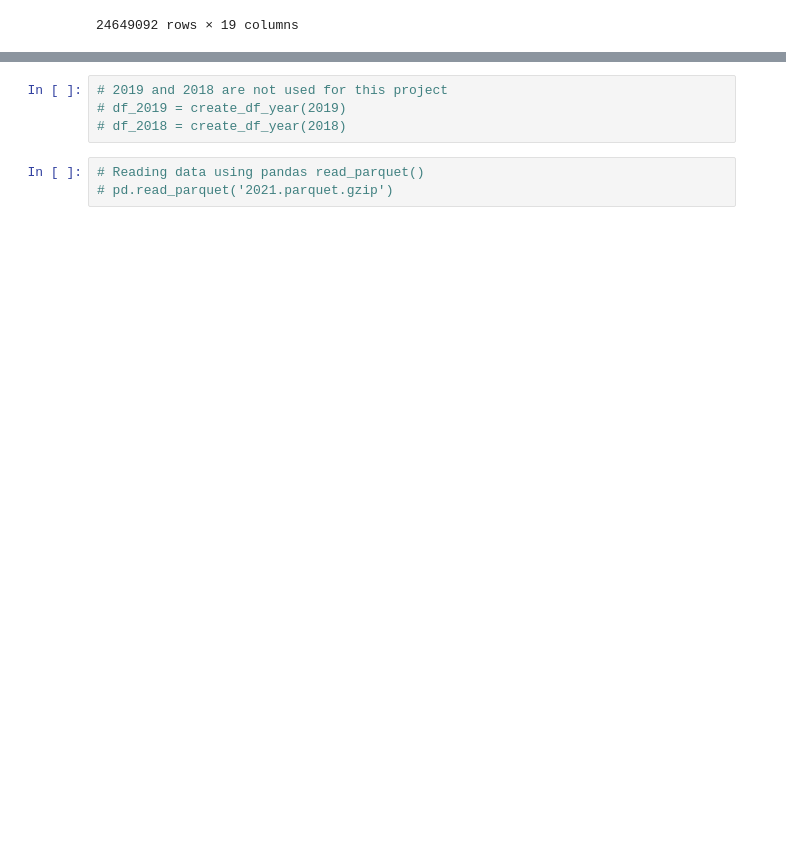
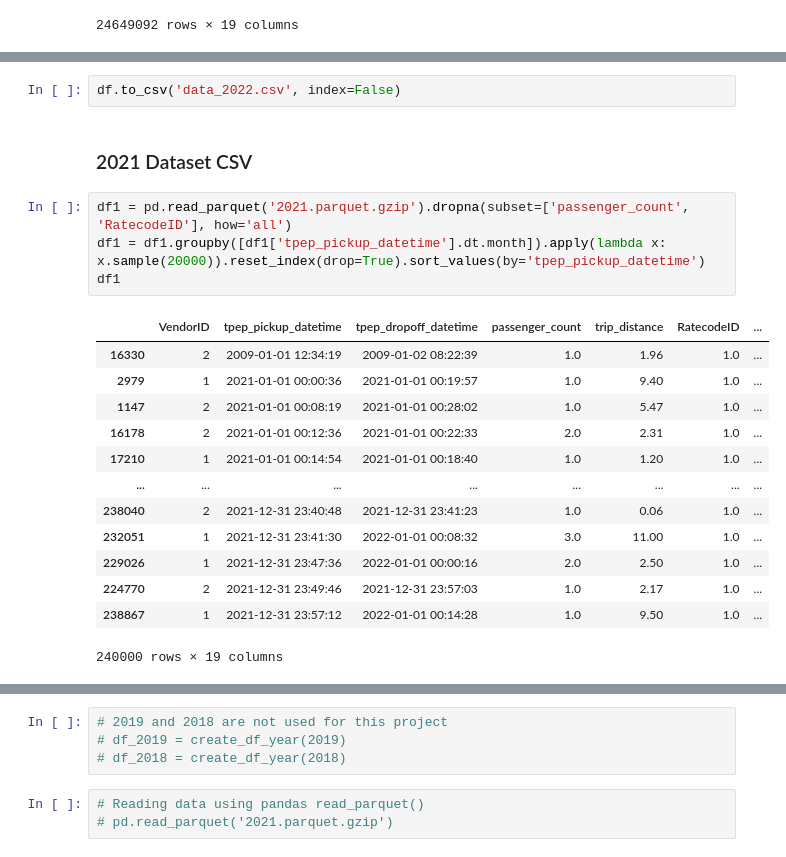
Before and after one commit to aimanamri/yellow-taxi-trips-etl-data-engineering-project, a Jupyter notebook: concat_data.ipynb, the cells around one changed output, grey strips where cells are left out. Saved outputs shown, nothing was run; the diff lists cells and outputs as text; blank space fills up the shorter version.

```diff
--- a/concat_data.ipynb
+++ b/concat_data.ipynb
@@ -70,0 +144,22 @@ df_2020
+# %%
+df.to_csv('data_2022.csv', index=False)
+# %% [markdown]
+### 2021 Dataset CSV
+# %%
+df1 = pd.read_parquet('2021.parquet.gzip').dropna(subset=['passenger_count', 'RatecodeID'], how='all')
+df1 = df1.groupby([df1['tpep_pickup_datetime'].dt.month]).apply(lambda x: x.sample(20000)).reset_index(drop=True).sort_values(by='tpep_pickup_datetime')
+df1
+# %% [output]
+|  | VendorID | tpep_pickup_datetime | tpep_dropoff_datetime | passenger_count | trip_distance | RatecodeID | ... |
+| 16330 | 2 | 2009-01-01 12:34:19 | 2009-01-02 08:22:39 | 1.0 | 1.96 | 1.0 | ... |
+| 2979 | 1 | 2021-01-01 00:00:36 | 2021-01-01 00:19:57 | 1.0 | 9.40 | 1.0 | ... |
+| 1147 | 2 | 2021-01-01 00:08:19 | 2021-01-01 00:28:02 | 1.0 | 5.47 | 1.0 | ... |
+| 16178 | 2 | 2021-01-01 00:12:36 | 2021-01-01 00:22:33 | 2.0 | 2.31 | 1.0 | ... |
+| 17210 | 1 | 2021-01-01 00:14:54 | 2021-01-01 00:18:40 | 1.0 | 1.20 | 1.0 | ... |
+| ... | ... | ... | ... | ... | ... | ... | ... |
+| 238040 | 2 | 2021-12-31 23:40:48 | 2021-12-31 23:41:23 | 1.0 | 0.06 | 1.0 | ... |
+| 232051 | 1 | 2021-12-31 23:41:30 | 2022-01-01 00:08:32 | 3.0 | 11.00 | 1.0 | ... |
+| 229026 | 1 | 2021-12-31 23:47:36 | 2022-01-01 00:00:16 | 2.0 | 2.50 | 1.0 | ... |
+| 224770 | 2 | 2021-12-31 23:49:46 | 2021-12-31 23:57:03 | 1.0 | 2.17 | 1.0 | ... |
+| 238867 | 1 | 2021-12-31 23:57:12 | 2022-01-01 00:14:28 | 1.0 | 9.50 | 1.0 | ... |
+240000 rows × 19 columns
```
Also changed, not shown: parts of 22 cells of this notebook.
